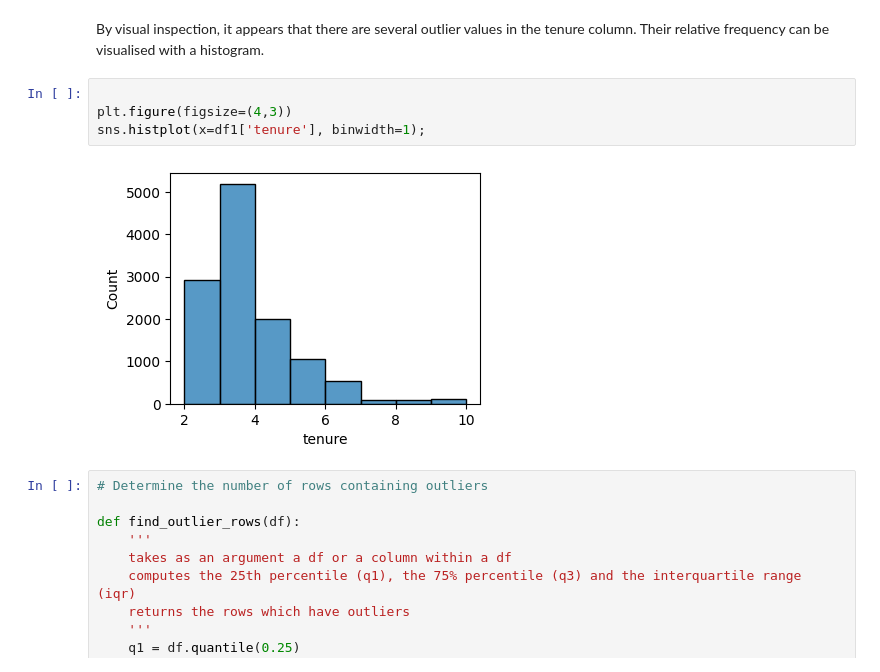
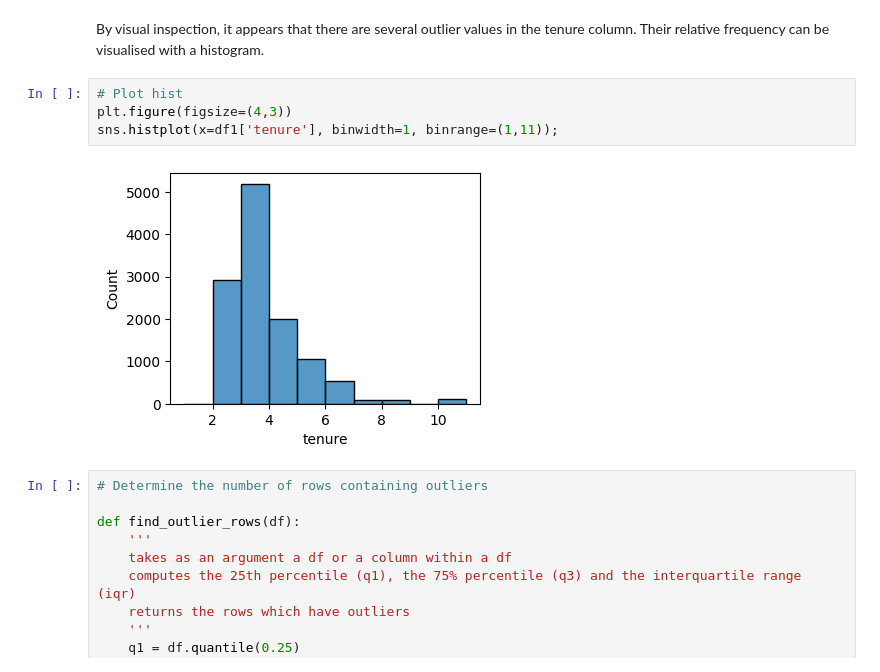
Before and after one commit to dianario/google_capstone_salifort_motors_analytics, a Jupyter notebook: course_7_salifort_motors_project_lab.ipynb, the cells around one changed output. Saved outputs shown, nothing was run; the diff lists cells and outputs as text.

Commit message:
Add eda plots

```diff
--- a/course_7_salifort_motors_project_lab.ipynb
+++ b/course_7_salifort_motors_project_lab.ipynb
@@ -245,11 +245,11 @@ plt.show()
 # %% [markdown]
 By visual inspection, it appears that there are several outlier values in the tenure column. Their relative frequency can be visualised with a histogram.
 # %%
-
+# Plot hist
 plt.figure(figsize=(4,3))
-sns.histplot(x=df1['tenure'], binwidth=1);
+sns.histplot(x=df1['tenure'], binwidth=1, binrange=(1,11));
 # %% [output]
-[figure, old version]
+[figure, new version]
 # %%
 # Determine the number of rows containing outliers
 
```
Also changed, not shown: parts of 17 cells of this notebook.
